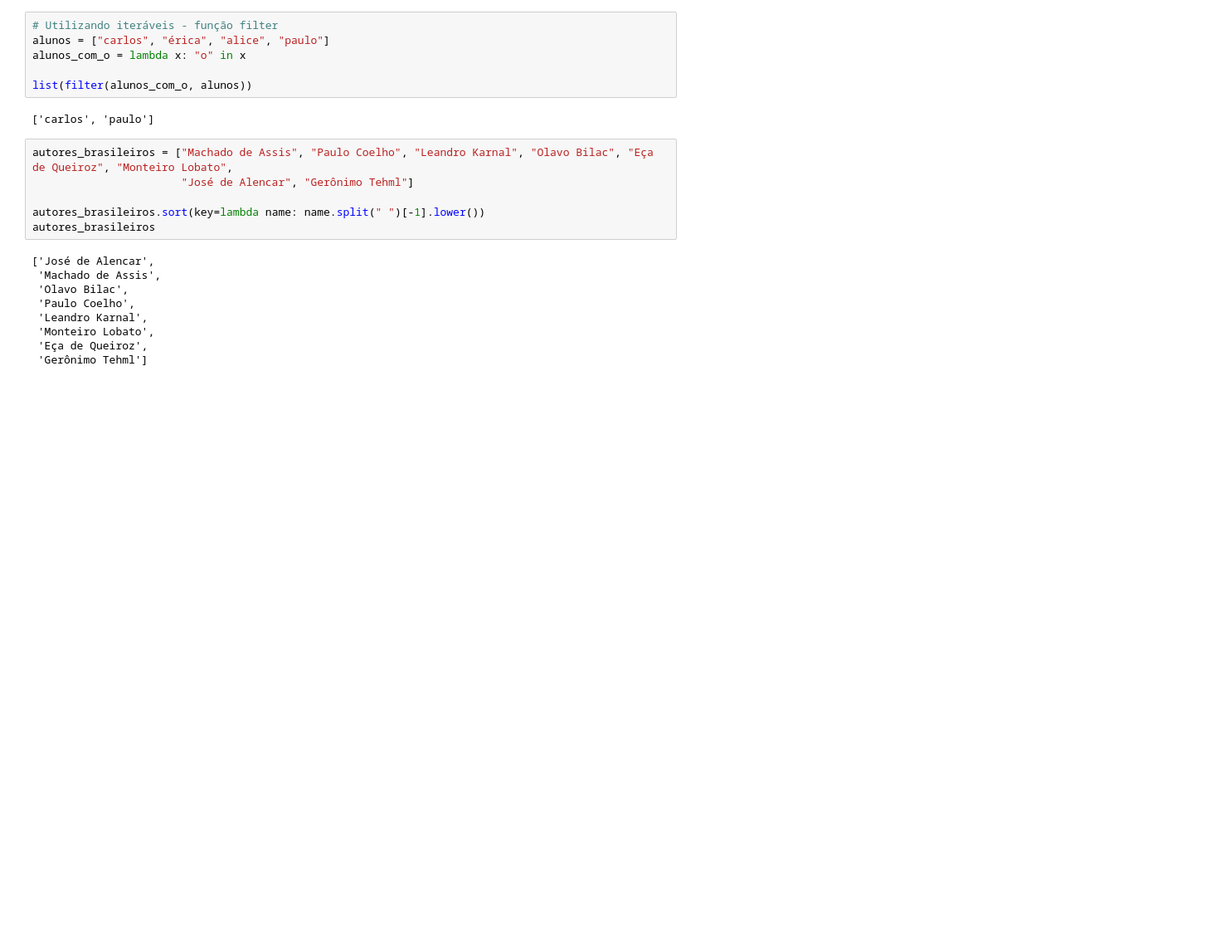
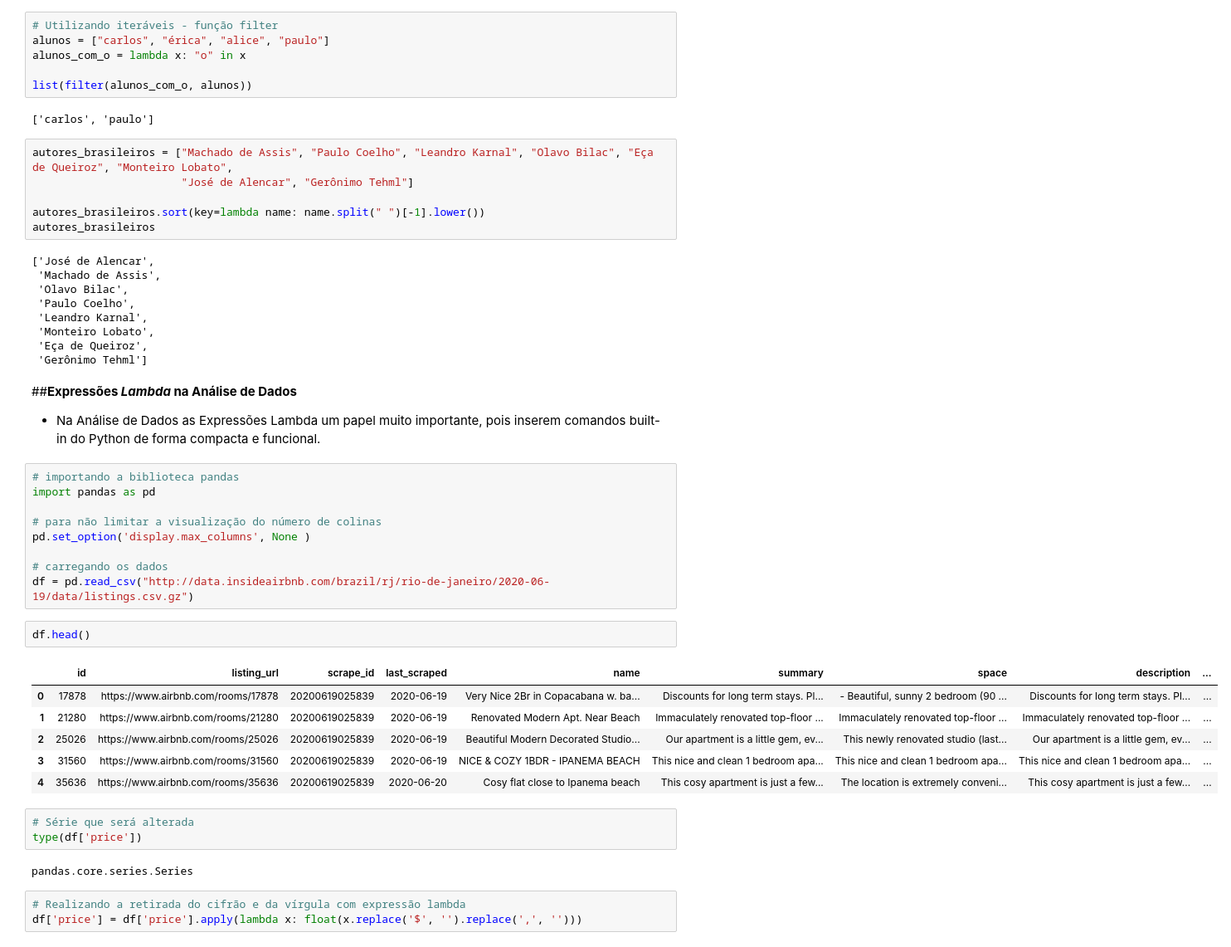
Before and after one commit to maicon-reis/python-em-topicos, a Jupyter notebook: lambda.ipynb, the cells around one changed output. Shown at 83% size. Saved outputs shown, nothing was run; the diff lists cells and outputs as text; blank space fills up the shorter version.

Commit message:
Incluindo exemplos de análise de dados com expressões lambda.

```diff
--- a/lambda.ipynb
+++ b/lambda.ipynb
@@ -132,3 +132,33 @@ autores_brasileiros
  'Monteiro Lobato',
  'Eça de Queiroz',
  'Gerônimo Tehml']
+# %% [markdown]
+##**Expressões *Lambda* na Análise de Dados**
+
+*  Na Análise de Dados as Expressões Lambda um papel muito importante, pois inserem comandos built-in do Python de forma compacta e funcional.
+# %%
+# importando a biblioteca pandas
+import pandas as pd
+
+# para não limitar a visualização do número de colinas
+pd.set_option('display.max_columns', None )
+
+# carregando os dados
+df = pd.read_csv("http://data.insideairbnb.com/brazil/rj/rio-de-janeiro/2020-06-19/data/listings.csv.gz")
+# %%
+df.head()
+# %% [output]
+|  | id | listing_url | scrape_id | last_scraped | name | summary | space | description | ... |
+| 0 | 17878 | https://www.airbnb.com/rooms/17878 | 20200619025839 | 2020-06-19 | Very Nice 2Br in Copacabana w. ba... | Discounts for long term stays. Pl... | - Beautiful, sunny 2 bedroom (90 ... | Discounts for long term stays. Pl... | ... |
+| 1 | 21280 | https://www.airbnb.com/rooms/21280 | 20200619025839 | 2020-06-19 | Renovated Modern Apt. Near Beach | Immaculately renovated top-floor ... | Immaculately renovated top-floor ... | Immaculately renovated top-floor ... | ... |
+| 2 | 25026 | https://www.airbnb.com/rooms/25026 | 20200619025839 | 2020-06-19 | Beautiful Modern Decorated Studio... | Our apartment is a little gem, ev... | This newly renovated studio (last... | Our apartment is a little gem, ev... | ... |
+| 3 | 31560 | https://www.airbnb.com/rooms/31560 | 20200619025839 | 2020-06-19 | NICE & COZY 1BDR - IPANEMA BEACH | This nice and clean 1 bedroom apa... | This nice and clean 1 bedroom apa... | This nice and clean 1 bedroom apa... | ... |
+| 4 | 35636 | https://www.airbnb.com/rooms/35636 | 20200619025839 | 2020-06-20 | Cosy flat close to Ipanema beach | This cosy apartment is just a few... | The location is extremely conveni... | This cosy apartment is just a few... | ... |
+# %%
+# Série que será alterada
+type(df['price'])
+# %% [output]
+pandas.core.series.Series
+# %%
+# Realizando a retirada do cifrão e da vírgula com expressão lambda
+df['price'] = df['price'].apply(lambda x: float(x.replace('$', '').replace(',', '')))
```
Also changed, not shown: parts of 8 cells of this notebook.
